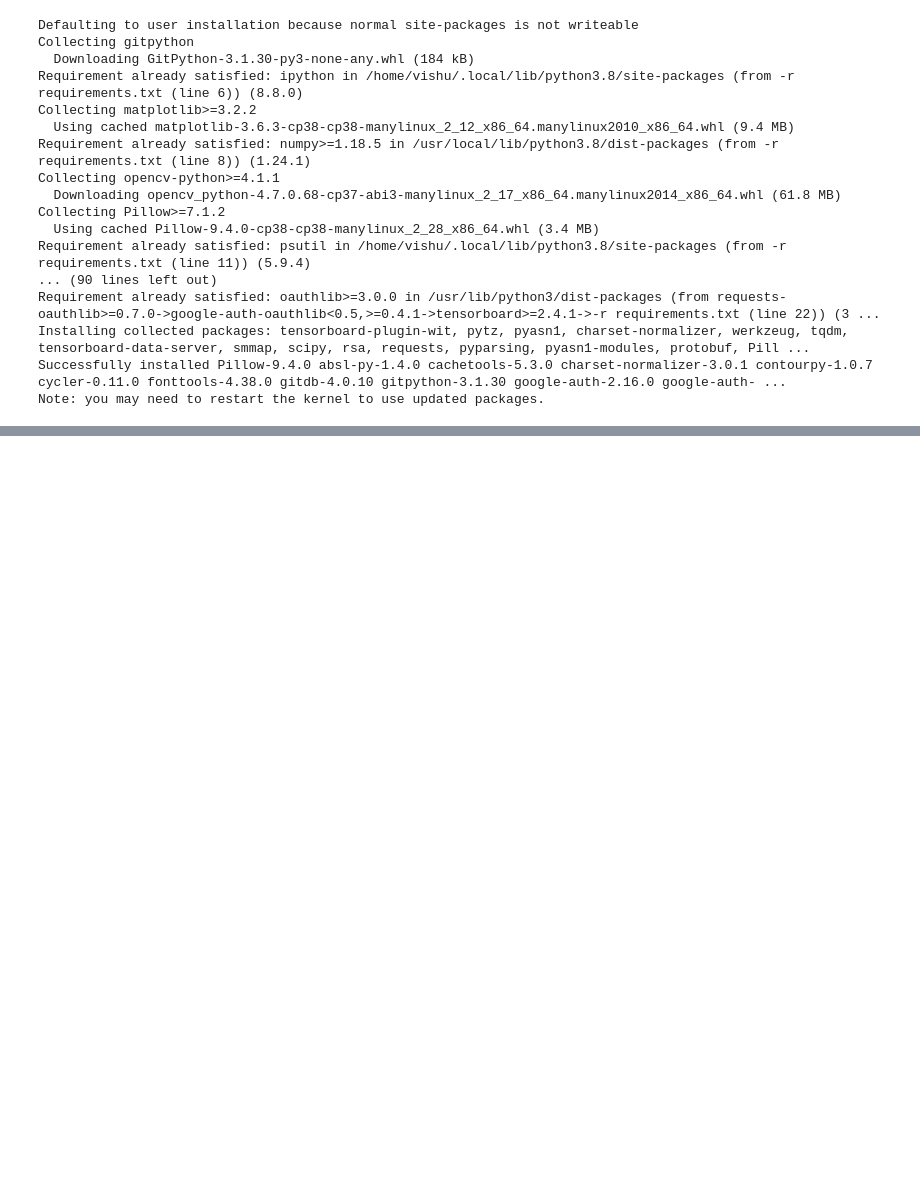
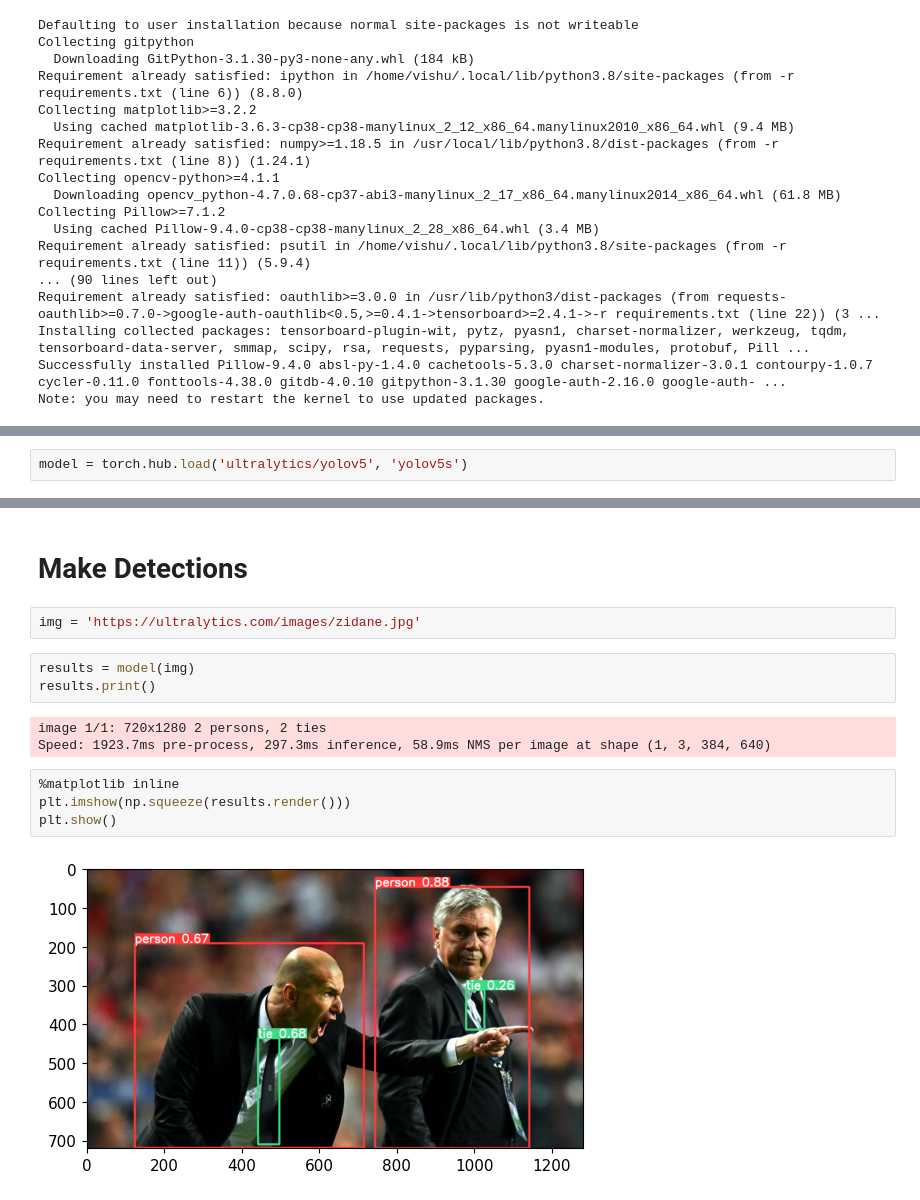
Before and after one commit to knockcat/Driver-sleepiness-detection-application, a Jupyter notebook: DriverSleepinessDetectionApplication.ipynb, the cells around one changed output, grey strips where cells are left out. Saved outputs shown, nothing was run; the diff lists cells and outputs as text; blank space fills up the shorter version.

Commit message:
Load Model and Make Detections

```diff
--- a/DriverSleepinessDetectionApplication.ipynb
+++ b/DriverSleepinessDetectionApplication.ipynb
@@ -54,0 +62,2 @@ Note: you may need to restart the kernel to use updated packages.
+# %%
+model = torch.hub.load('ultralytics/yolov5', 'yolov5s')
@@ -54,0 +82,16 @@ Note: you may need to restart the kernel to use updated packages.
+# %% [markdown]
+# Make Detections
+# %%
+img = 'https://ultralytics.com/images/zidane.jpg'
+# %%
+results = model(img)
+results.print()
+# %% [output]
+image 1/1: 720x1280 2 persons, 2 ties
+Speed: 1923.7ms pre-process, 297.3ms inference, 58.9ms NMS per image at shape (1, 3, 384, 640)
+# %%
+%matplotlib inline
+plt.imshow(np.squeeze(results.render()))
+plt.show()
+# %% [output]
+[figure, added]
```
Also changed, not shown: parts of 7 cells of this notebook.
